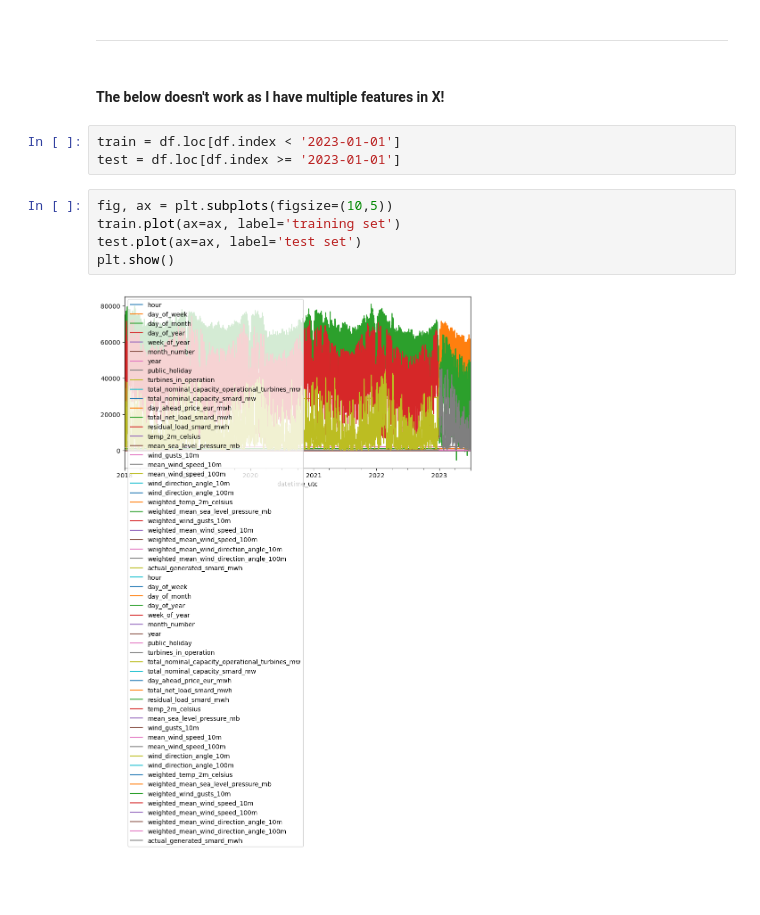
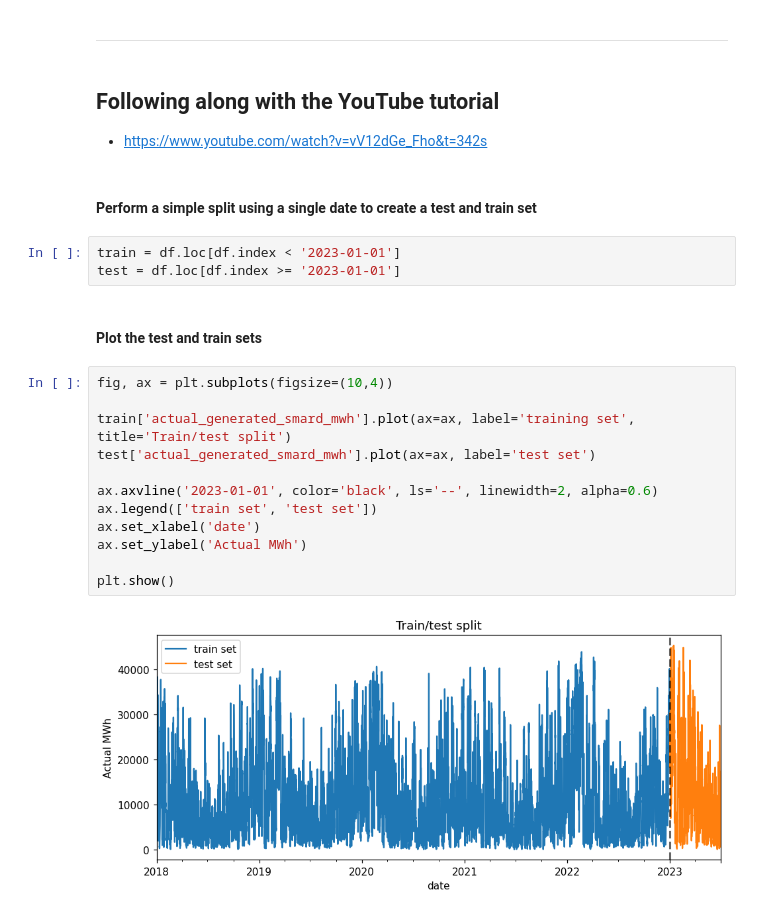
Before and after one commit to meteoviz/wind_power_forecasting_germany, a Jupyter notebook: notebooks/xgboost.ipynb, the cells around one changed output. Cells and saved outputs as stored; diff of their text form; blank space fills up the shorter version.

```diff
--- a/notebooks/xgboost.ipynb
+++ b/notebooks/xgboost.ipynb
@@ -296,14 +333,26 @@ KeyError: "None of [Index([16056, 16057, 16058, 16059, 16060, 16061, 16062, 1606
 # %% [markdown]
 ------
 # %% [markdown]
-#### The below doesn't work as I have multiple features in X!
+## Following along with the YouTube tutorial
+- https://www.youtube.com/watch?v=vV12dGe_Fho&t=342s
+# %% [markdown]
+#### Perform a simple split using a single date to create a test and train set
 # %%
 train = df.loc[df.index < '2023-01-01']
 test = df.loc[df.index >= '2023-01-01']
+# %% [markdown]
+#### Plot the test and train sets
 # %%
-fig, ax = plt.subplots(figsize=(10,5))
-train.plot(ax=ax, label='training set')
-test.plot(ax=ax, label='test set')
+fig, ax = plt.subplots(figsize=(10,4))
+
+train['actual_generated_smard_mwh'].plot(ax=ax, label='training set', title='Train/test split')
+test['actual_generated_smard_mwh'].plot(ax=ax, label='test set')
+
+ax.axvline('2023-01-01', color='black', ls='--', linewidth=2, alpha=0.6)
+ax.legend(['train set', 'test set'])
+ax.set_xlabel('date')
+ax.set_ylabel('Actual MWh')
+
 plt.show()
 # %% [output]
-[figure, old version]
+[figure, new version]
```
Also changed, not shown: parts of 11 cells of this notebook, 1 other file.
